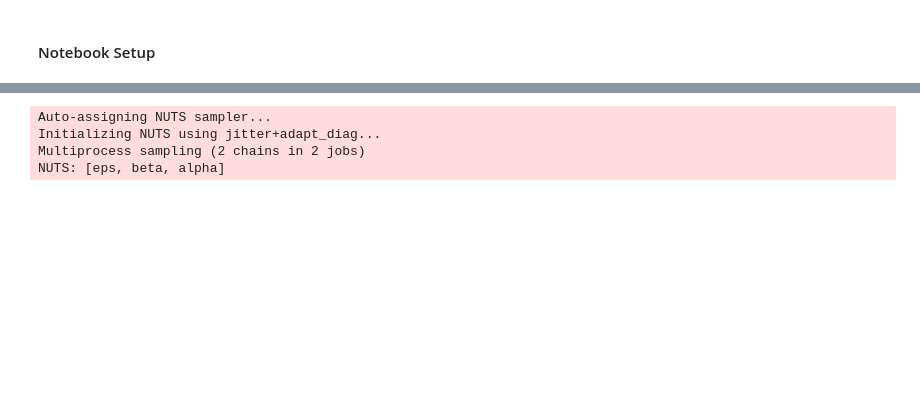
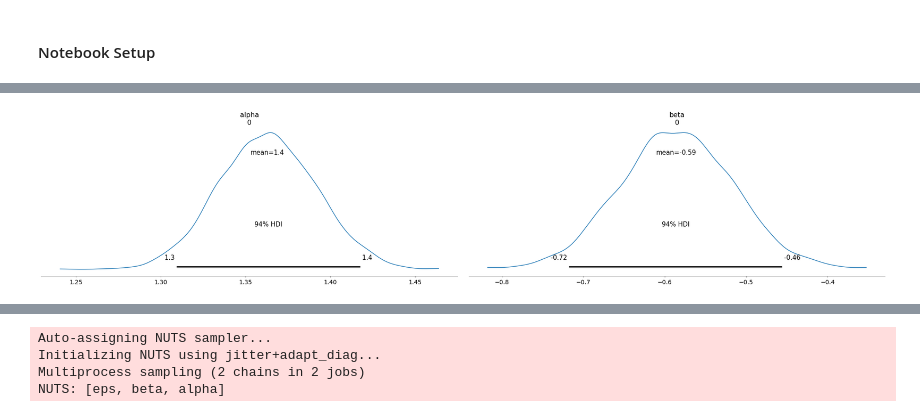
Before and after one commit to sithankanna/naive-bayesians, a Jupyter notebook: misc/hierarchical_bayesian/002-hierarchical-multi_variate_reg.ipynb, the cells around one changed output, grey strips where cells are left out. Saved outputs shown, nothing was run; the diff lists cells and outputs as text; code cells hidden in the pictures; blank space fills up the shorter version.

```diff
--- a/misc/hierarchical_bayesian/002-hierarchical-multi_variate_reg.ipynb
+++ b/misc/hierarchical_bayesian/002-hierarchical-multi_variate_reg.ipynb
@@ -39,7 +41,7 @@ from sklearn.linear_model import LinearRegression
 import matplotlib.pyplot as plt
 import seaborn as sns
 
-plt.rcParams["figure.figsize"] = (10, 5)
+plt.rcParams["figure.figsize"] = (12, 5)
 plt.rcParams["font.size"] = 15
 # %% [output]
 [interactive output not drawn]
@@ -112,3 +124,5 @@ with pm.Model() as ind_radon_model:
 # %%
-pm.plot_posterior(trace)
+pm.plot_posterior(trace, var_names=["alpha", "beta"])
 plt.show()
+# %% [output]
+[figure, added]
```
Also changed, not shown: parts of 26 cells of this notebook.
